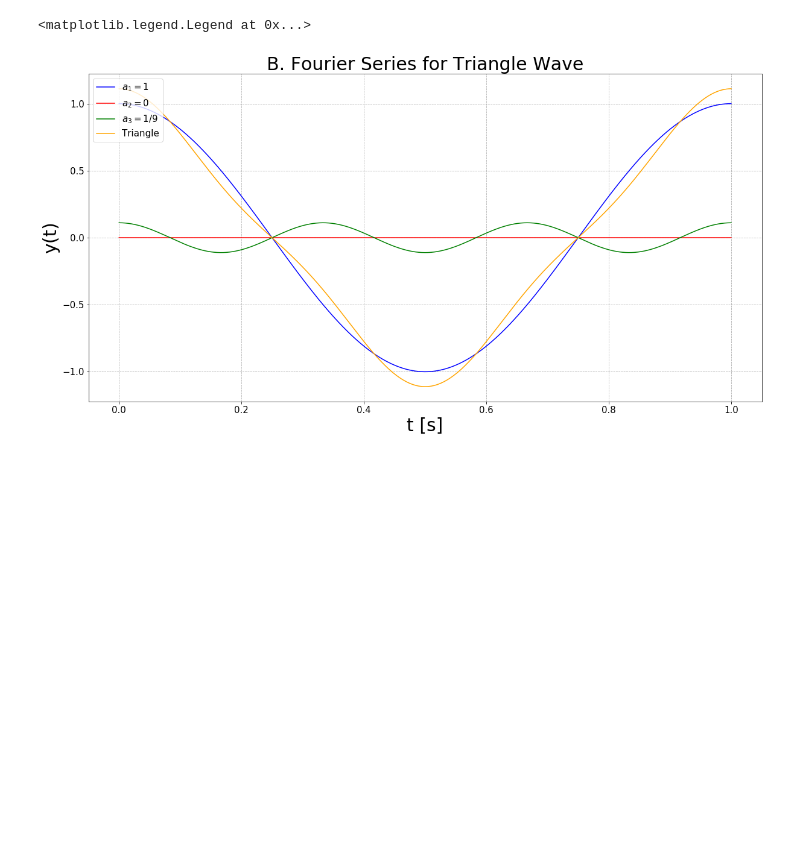
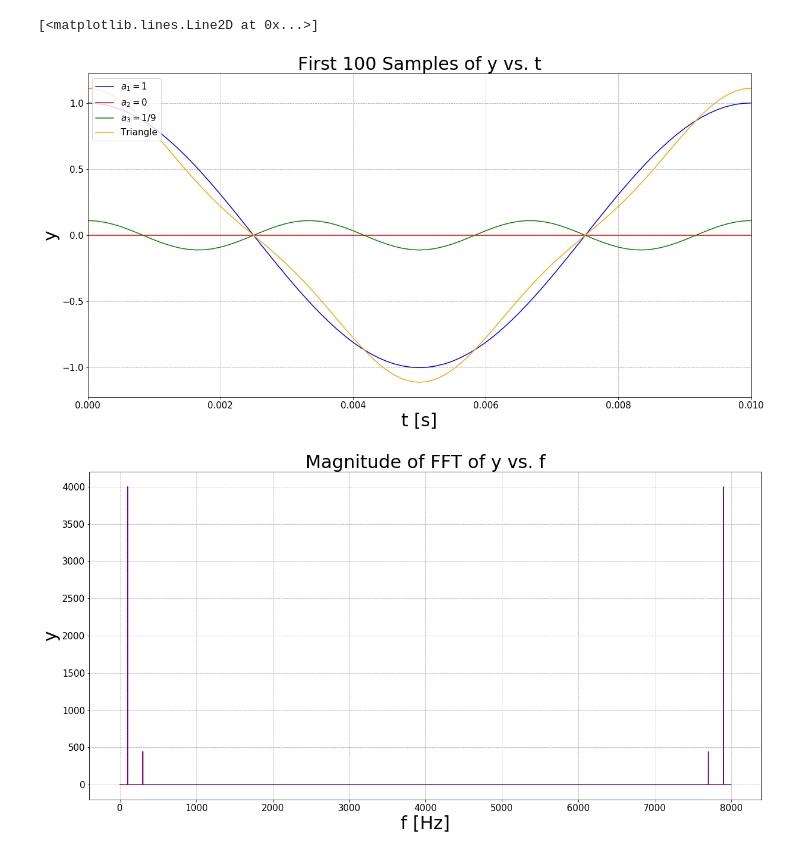
Before and after one commit to paolo-torres/Jupyter-Notebook, a Jupyter notebook: Fourier.ipynb, the cells around one changed output. Cells and saved outputs as stored; diff of their text form; code cells hidden in the pictures; blank space fills up the shorter version.

```diff
--- a/Fourier.ipynb
+++ b/Fourier.ipynb
@@ -1,4 +1,6 @@
 # %%
+# B. Fourier Series for Triangle Wave
+
 # Import the required modules
 import matplotlib.pyplot as plt
 import numpy as np
@@ -6,37 +8,51 @@ import numpy as np
 # Command to plot the figures inline in Jupyter environment
 %matplotlib inline
 
-fund_f = 1
+fund_f = 100
 a = [1, 0, 1/9]
 t = np.arange(0, 1, 1/8000)
 y1 = []
 y2 = []
 y3 = []
 y = []
 
 for i in range(len(t)):
     value = a[0]*np.cos(2*np.pi*1*fund_f*t[i])
     y1.append(value)
     value = a[1]*np.cos(2*np.pi*2*fund_f*t[i])
     y2.append(value)
     value = a[2]*np.cos(2*np.pi*3*fund_f*t[i])
     y3.append(value)
 
 y = np.add(np.add(y1, y2), y3)
 
 plt.figure(figsize=(20,10))
-plt.title("B. Fourier Series for Triangle Wave", fontsize=30)
+plt.title("First 100 Samples of y vs. t", fontsize=30)
+plt.xlim(0, 1/100)
 plt.xlabel('t [s]', fontsize=30)
-plt.ylabel("y(t)", fontsize=30)
+plt.ylabel("y", fontsize=30)
 plt.xticks(fontsize=15)
 plt.yticks(fontsize=15)
 plt.grid(linestyle='dashed')
 plt.plot(t, y1, label=r'$a_1 = 1$', color='blue')
 plt.plot(t, y2, label=r'$a_2 = 0$', color='red')
 plt.plot(t, y3, label=r'$a_3 = 1/9$', color='green')
 plt.plot(t, y, label='Triangle', color='orange')
 plt.legend(loc='upper left', fontsize=15)
+
+y = np.fft.fft(y)
+mag = np.absolute(y)
+f = np.arange(0, 8000-1, 8000/(len(y)+1))
+plt.figure(figsize=(20,10))
+plt.title("Magnitude of FFT of y vs. f", fontsize=30)
+plt.xlabel('f [Hz]', fontsize=30)
+plt.ylabel("y", fontsize=30)
+plt.xticks(fontsize=15)
+plt.yticks(fontsize=15)
+plt.grid(linestyle='dashed')
+plt.plot(f, mag, color='purple')
 # %% [output]
-<matplotlib.legend.Legend at 0x...>
+[<matplotlib.lines.Line2D at 0x...>]
-[figure, old version]
+[figure, new version]
+[figure, added]
 # %%
```
Also changed, not shown: parts of 3 cells of this notebook.
